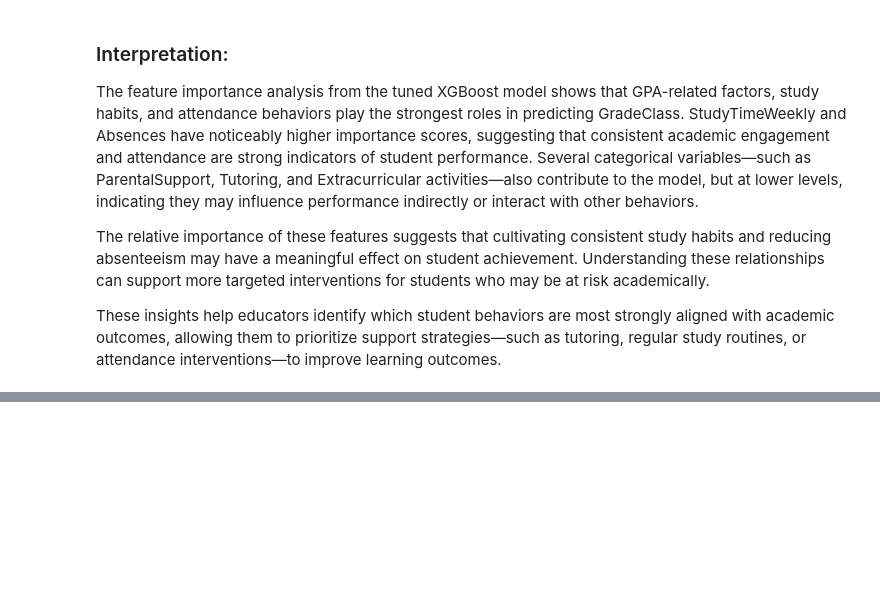
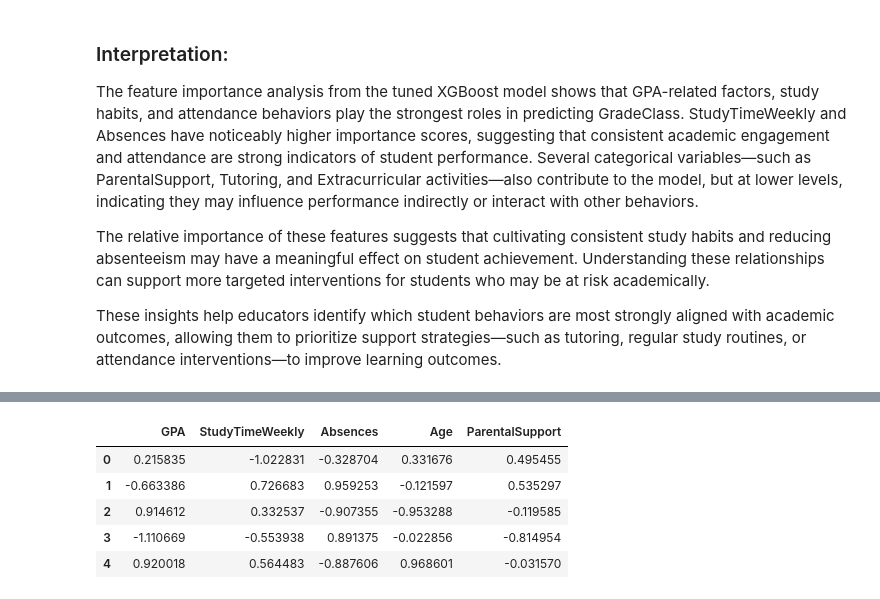
Before and after one commit to iampaulanca/USD-AAI-501-Group-3, a Jupyter notebook: Bryan/Student_Performance_EDA_Bry.ipynb, the cells around one changed output, grey strips where cells are left out. Drawn from its saved outputs; the diff is of its cells as text; code cells hidden in the pictures; blank space fills up the shorter version.

```diff
--- a/Bryan/Student_Performance_EDA_Bry.ipynb
+++ b/Bryan/Student_Performance_EDA_Bry.ipynb
@@ -414,0 +495,13 @@ These insights help educators identify which student behaviors are most strongly
+# %%
+centroids = pd.DataFrame(
+    kmeans.cluster_centers_,
+    columns=X_num.columns
+)
+centroids
+# %% [output]
+|  | GPA | StudyTimeWeekly | Absences | Age | ParentalSupport |
+| 0 | 0.215835 | -1.022831 | -0.328704 | 0.331676 | 0.495455 |
+| 1 | -0.663386 | 0.726683 | 0.959253 | -0.121597 | 0.535297 |
+| 2 | 0.914612 | 0.332537 | -0.907355 | -0.953288 | -0.119585 |
+| 3 | -1.110669 | -0.553938 | 0.891375 | -0.022856 | -0.814954 |
+| 4 | 0.920018 | 0.564483 | -0.887606 | 0.968601 | -0.031570 |
```
Also changed, not shown: parts of 10 cells of this notebook.
